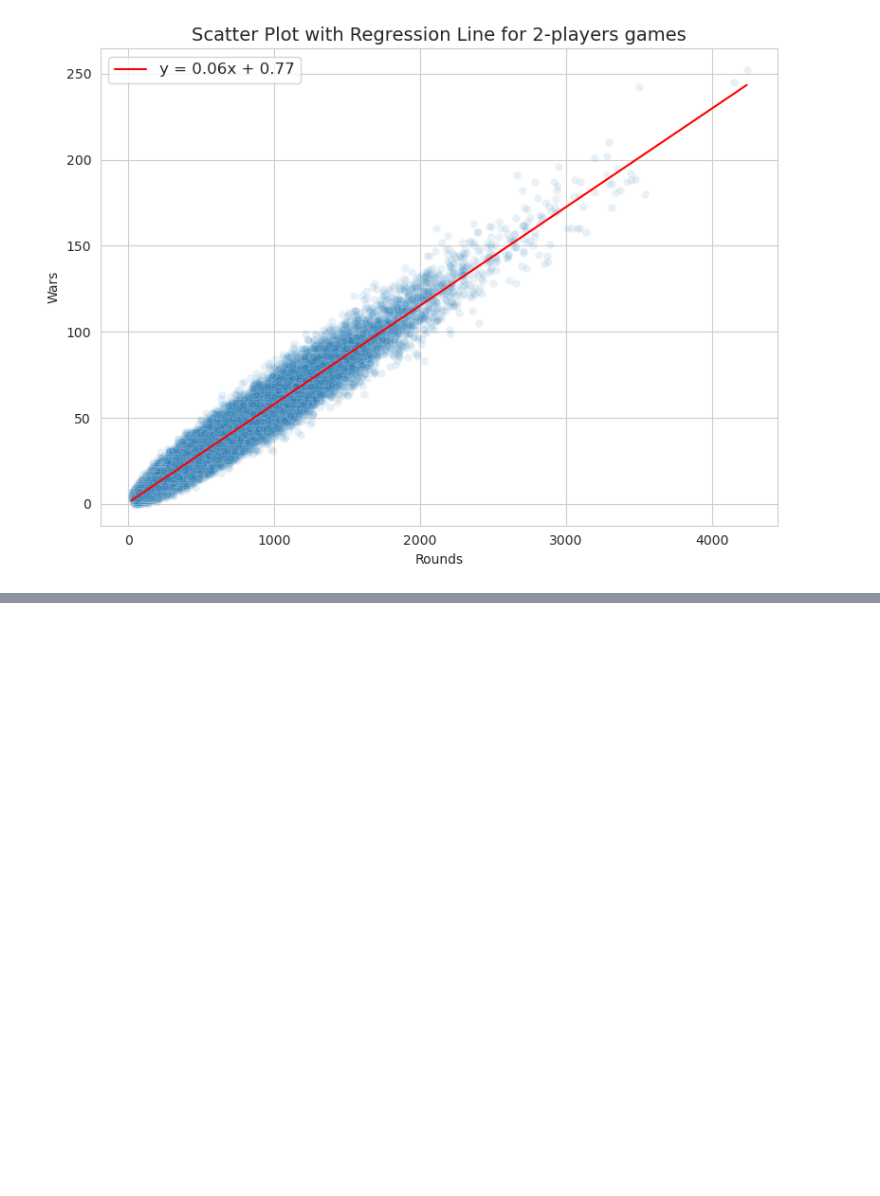
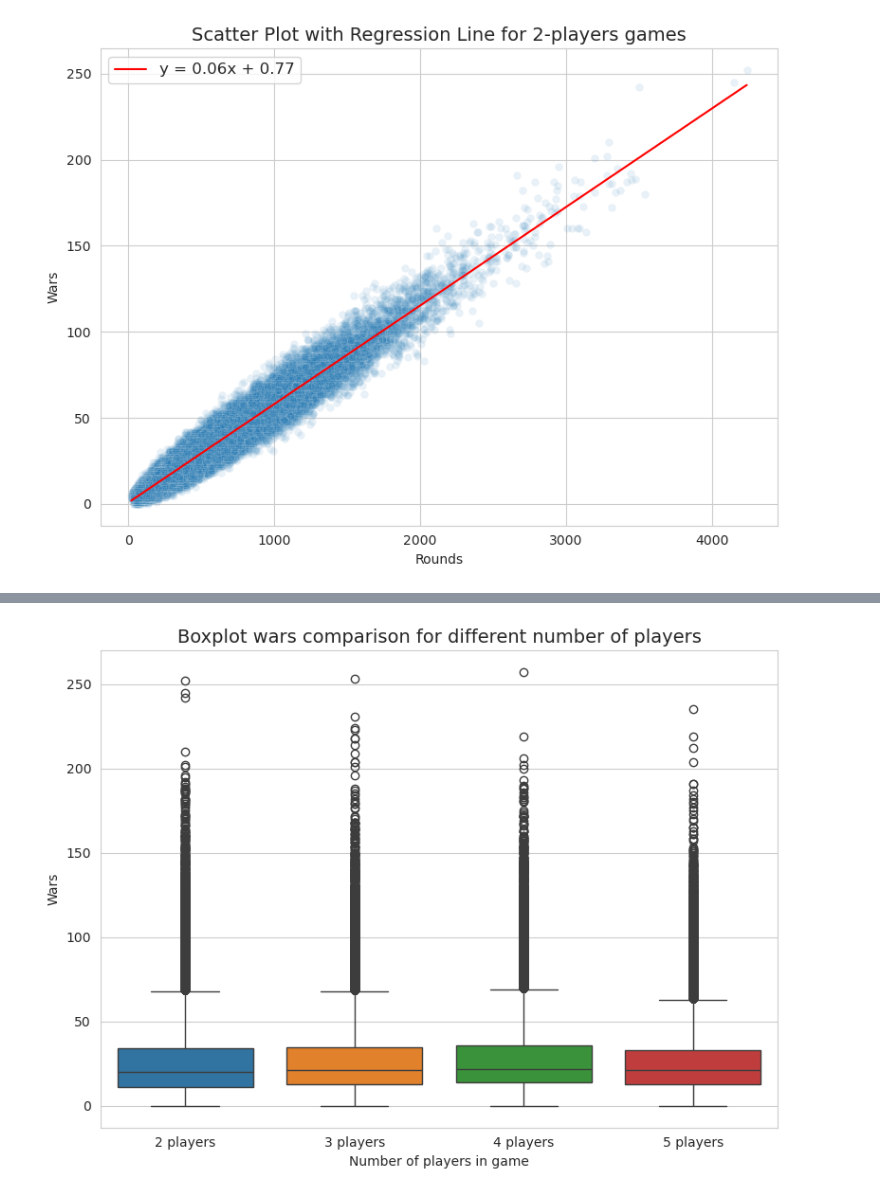
Before and after one commit to Agr3st/war-card-game-analysis, a Jupyter notebook: war_card_game_analysis.ipynb, the cells around one changed output, grey strips where cells are left out. Saved outputs shown, nothing was run; the diff lists cells and outputs as text; code cells hidden in the pictures; blank space fills up the shorter version.

```diff
--- a/war_card_game_analysis.ipynb
+++ b/war_card_game_analysis.ipynb
@@ -421,0 +440,4 @@ scatterplot_with_regression(data_5_players, 5)
+# %%
+boxplot_comparison(column='wars', directory_path="plots", **players_data)
+# %% [output]
+[figure, added]
```
Also changed, not shown: parts of 15 cells of this notebook, 10 other files.
